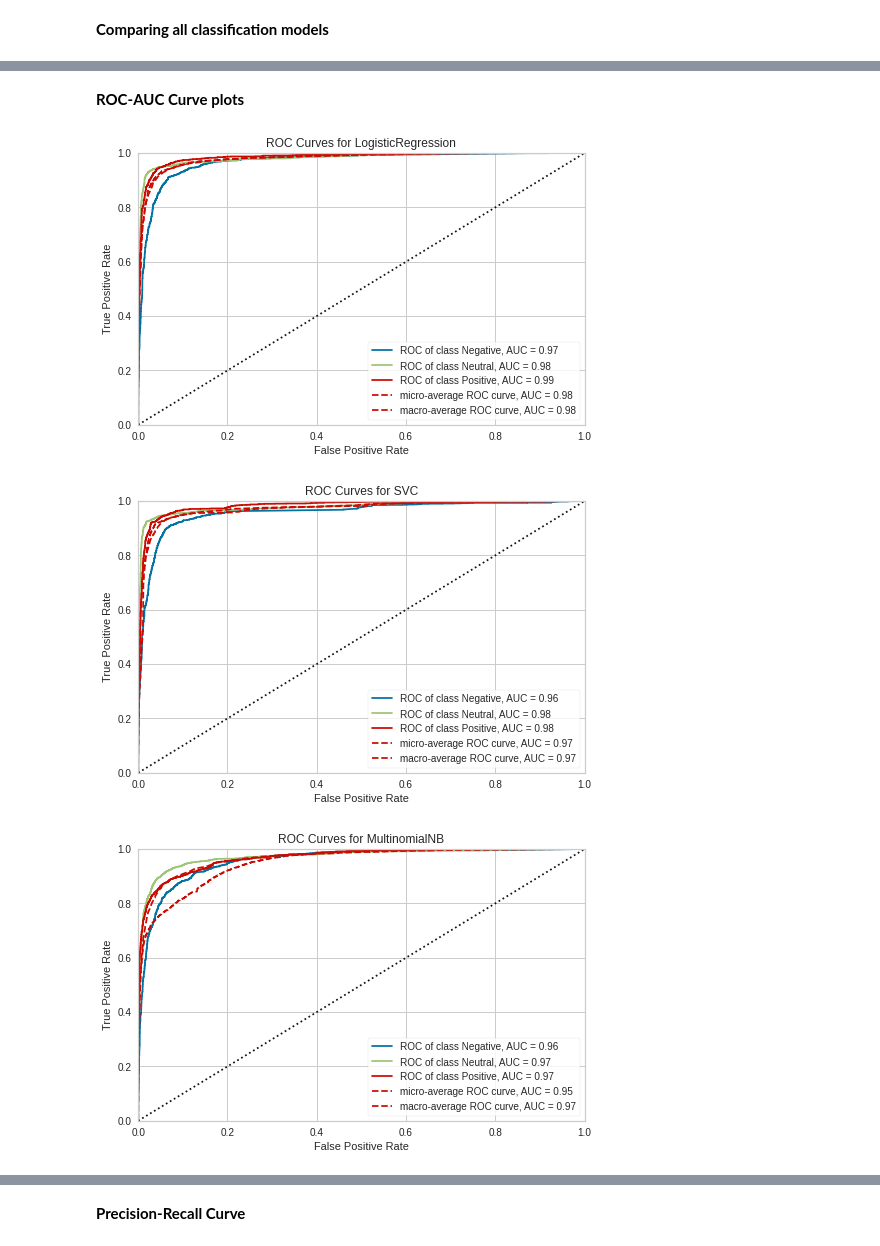
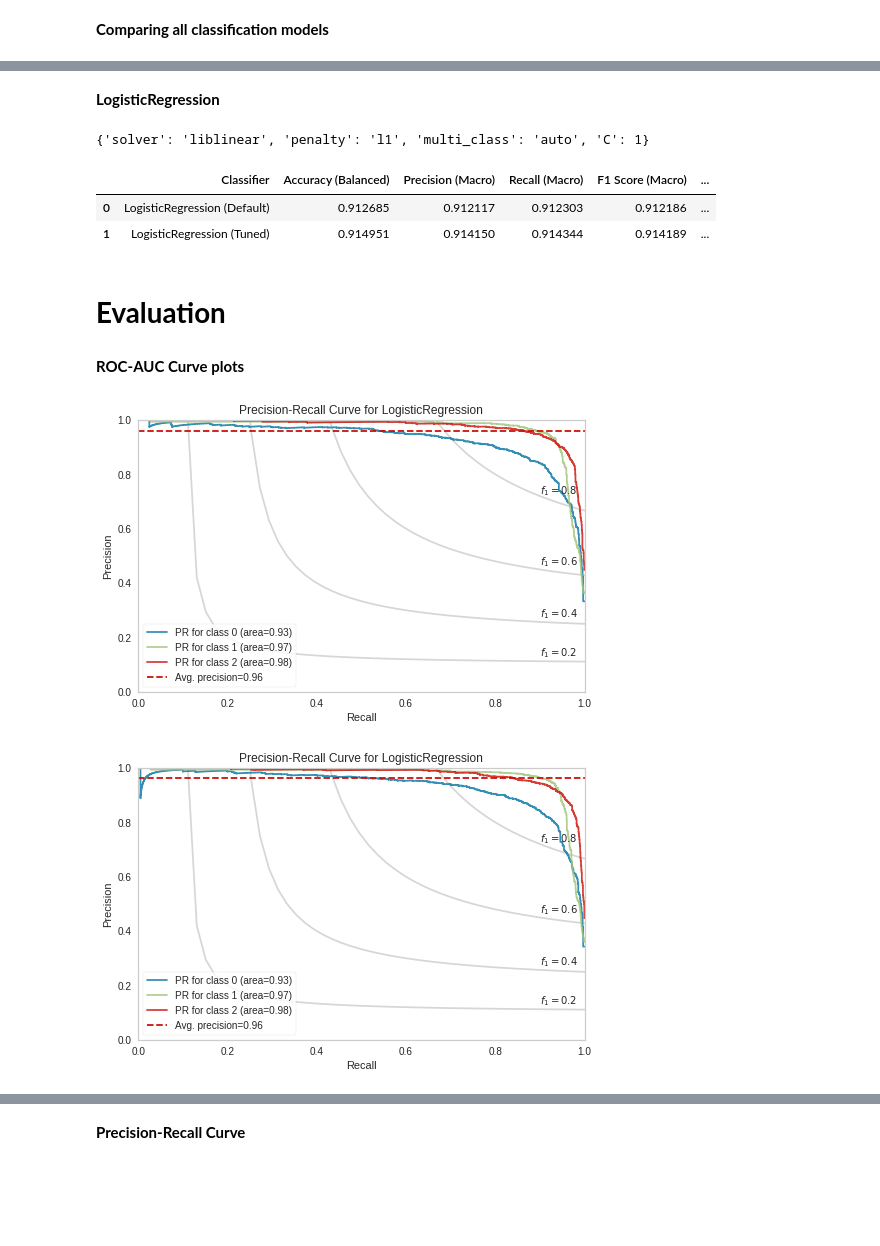
Before and after one commit to euisuck2/Unsupervised-Learning-1, a Jupyter notebook: Supervised_Learning.ipynb, the cells around one changed output, grey strips where cells are left out. Drawn from its saved outputs; the diff is of its cells as text; code cells hidden in the pictures; blank space fills up the shorter version.

```diff
--- a/Supervised_Learning.ipynb
+++ b/Supervised_Learning.ipynb
@@ -230,7 +236,7 @@ clf_rf = RandomForestClassifier(random_state = RANDOM_SEED)
 clf_gbc = GradientBoostingClassifier(random_state = RANDOM_SEED)
 clf_boost = AdaBoostClassifier(random_state = RANDOM_SEED)
 clf_xtratree = ExtraTreesClassifier(random_state = RANDOM_SEED)
-clf_knn = KNeighborsClassifier(n_neighbors = k)
+clf_knn = KNeighborsClassifier(n_neighbors = 5) # default = 5
 
 model_names = ["LogisticRegression (Base)", "SupportVectorMachine", "MultinomialNB", "DecisionTreeClassifier",
                "RandomForestClassifier", "GradientBoostingClassifier", "AdaBoostClassifier", "ExtraTreesClassifier", "KNeighborsClassifier"]
@@ -274,0 +285,7 @@ pd.DataFrame(list(zip(model_names, accuracy, precision, recall, f1score, jaccard
+# %%
+error_rate = []
+for i in tqdm(range(1,40)):
+ knn = KNeighborsClassifier(n_neighbors = i)
+ knn.fit(X_train, y_train)
+ pred_i = knn.predict(X_val)
+ error_rate.append(np.mean(pred_i != y_val))
@@ -275,3 +332,62 @@ pd.DataFrame(list(zip(model_names, accuracy, precision, recall, f1score, jaccard
+# %% [markdown]
+**LogisticRegression**
+# %%
+model = LogisticRegression(multi_class = multi_class, random_state = RANDOM_SEED)
+
+# Define search space
+space = {"solver": ['lbfgs', 'liblinear'],
+         "penalty": ['none', 'l1', 'l2', 'elasticnet'],
+         "C": [0.001, 0.01, 0.1, 1, 10],
+         "multi_class": ['auto', 'ovr']}
+
+# Create an instance for RandomizedSearchCV Cross-validation estimator
+search = RandomizedSearchCV(model, space,
+                            n_iter = 100,
+                            scoring = 'f1_macro',
+                            random_state = RANDOM_SEED)
+
+# Execute search
+result = search.fit(X_train, y_train)
+result.best_params_
+# %% [output]
+{'solver': 'liblinear', 'penalty': 'l1', 'multi_class': 'auto', 'C': 1}
+# %%
+X_test = vectorizer.transform(test_df.cleaned_comments)
+y_test = list(test_df.sentiment)
+
+model_default = LogisticRegression(multi_class = multi_class, random_state = RANDOM_SEED).fit(X_train, y_train)
+model_tuned = LogisticRegression(C = 1, penalty = 'l1', solver = 'liblinear', multi_class = 'auto', random_state = RANDOM_SEED).fit(X_train, y_train)
+evaluation_models = [model_default, model_tuned]
+
+accuracy = []
+precision = []
+recall = []
+f1score = []
+jaccard = []
+fbeta = []
+roc_auc = []
+logloss_ = []
+
+for model in evaluation_models:
+  model_predict = model.predict(vectorizer.transform(test_df.cleaned_comments))
+  accuracy.append(accuracy_score(model_predict, y_test))
+  precision.append(precision_score(model_predict, y_test, average = 'macro'))
+  recall.append(recall_score(model_predict, y_test, average = 'macro'))
+  f1score.append(f1_score(model_predict, y_test, average = 'macro'))
+  jaccard.append(jaccard_score(model_predict, y_test, average = 'macro'))
+  fbeta.append(fbeta_score(model_predict, y_test, average = 'macro', beta = 0.5))
+  roc_auc.append(roc_auc_score(y_test, model.predict_proba(vectorizer.transform(test_df.cleaned_comments)), multi_class = 'ovr', average = 'macro'))
+  logloss_.append(log_loss(y_test, model.predict_proba(vectorizer.transform(test_df.cleaned_comments))))
+
+model_names = ["LogisticRegression (Default)", "LogisticRegression (Tuned)"]
+pd.DataFrame(list(zip(model_names, accuracy, precision, recall, f1score, jaccard, fbeta, roc_auc, logloss_)),
+               columns =['Classifier', 'Accuracy (Balanced)', 'Precision (Macro)', 'Recall (Macro)', 'F1 Score (Macro)', 'Jaccard Score (Macro)', 'F-beta Score (Macro)', 'AUC ROC Score', 'Log Loss'])
+# %% [output]
+|  | Classifier | Accuracy (Balanced) | Precision (Macro) | Recall (Macro) | F1 Score (Macro) | ... |
+| 0 | LogisticRegression (Default) | 0.912685 | 0.912117 | 0.912303 | 0.912186 | ... |
+| 1 | LogisticRegression (Tuned) | 0.914951 | 0.914150 | 0.914344 | 0.914189 | ... |
+# %% [markdown]
+# **Evaluation**
 # %% [markdown]
 **ROC-AUC Curve plots**
 # %%
@@ -290,9 +406,8 @@ def plot_ROC_curve(model, X_train, y_train, X_val, y_val):
 
     return visualizer
 # %%
-for model in tqdm(model_list_):
-  plot_ROC_curve(model, X_train, y_train, X_val, y_val)
+for model in tqdm(evaluation_models):
+  precision_recall_curve_plot(model, X_train, y_train, X_test, y_test)
 # %% [output]
-[figure, old version]
+[figure, new version]
-[figure, old version]
+[figure, new version]
-[figure, removed]
```
Also changed, not shown: parts of 32 cells of this notebook.
